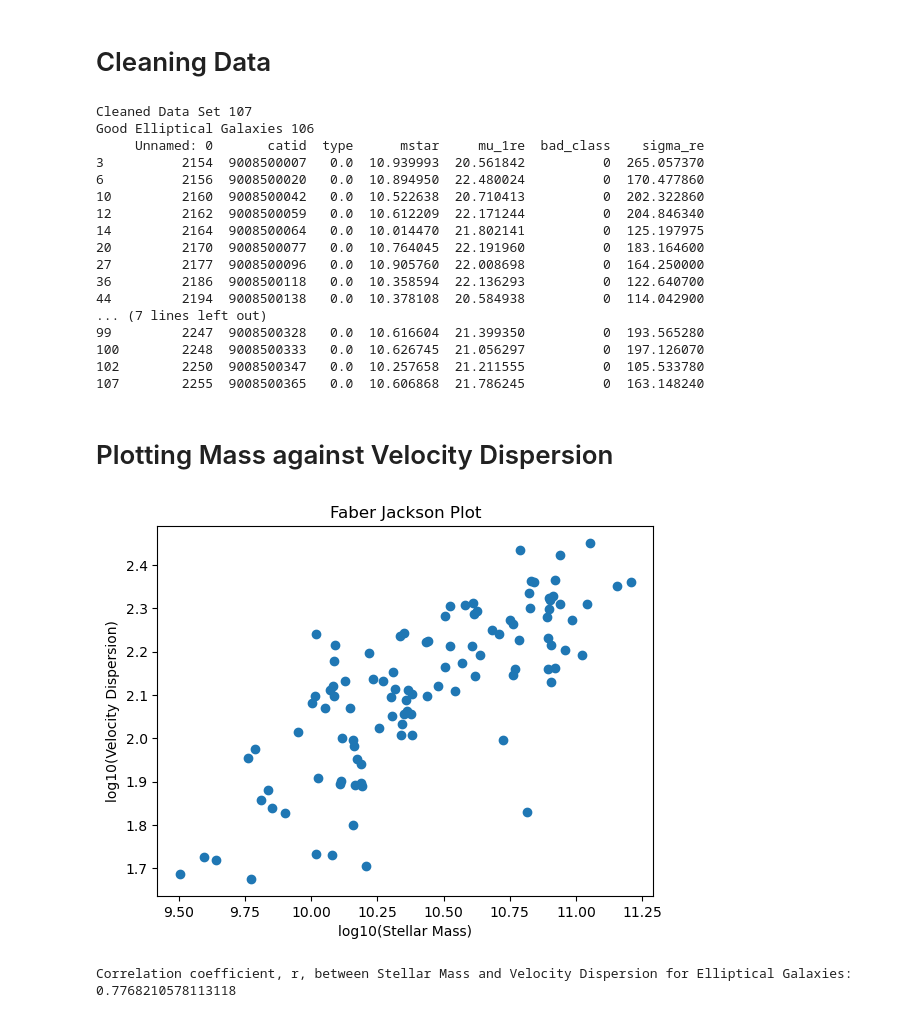
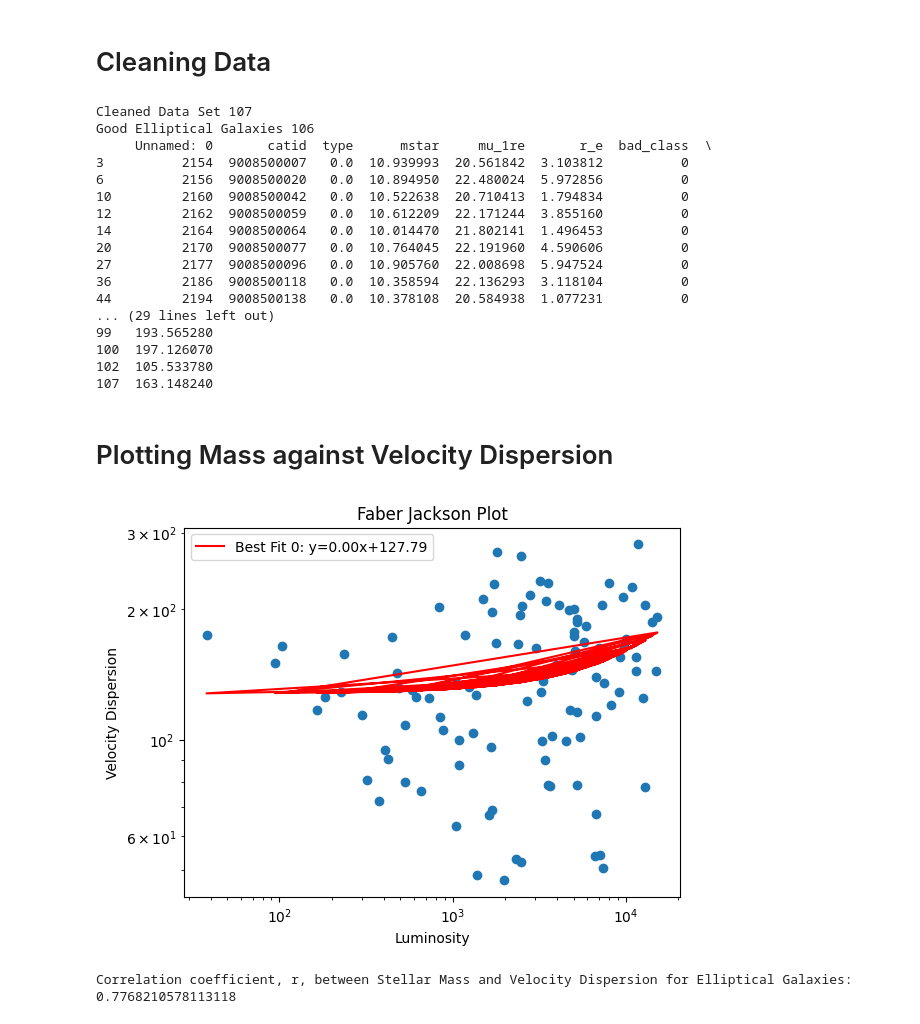
Before and after one commit to td522285/Group-7-Coding-Assignment, a Jupyter notebook: MassvVelocityDispersion.ipynb, the cells around one changed output. Saved outputs shown, nothing was run; the diff lists cells and outputs as text; code cells hidden in the pictures.

```diff
--- a/MassvVelocityDispersion.ipynb
+++ b/MassvVelocityDispersion.ipynb
@@ -39,7 +39,7 @@ Index(['Unnamed: 0', 'cubeid', 'cubeidpub', 'cubename', 'catid', 'pa_stelkin',
 Sample Size of SAMI Visual Morphology Dataset: 3068
 Index(['Unnamed: 0', 'catid', 'type'], dtype='object')
 # %%
-mass = cat[['catid', 'mstar','mu_1re', 'bad_class']]
+mass = cat[['catid', 'mstar','mu_1re', 'r_e', 'bad_class']]
 print('Sample Size of Mass Dataset:\n', mass.head(20))
 vdisp = kin[['catid', 'sigma_re']]
 print('Sample Size of Velocity Dispersion Dataset:\n', vdisp)
@@ -116,7 +116,7 @@ Elliptical Galaxies:
 # %% [markdown]
 # Cleaning Data #
 # %%
-df_clean_elliptical = elliptical.dropna(subset = ['mstar', 'sigma_re', 'mu_1re'])
+df_clean_elliptical = elliptical.dropna(subset = ['mstar', 'sigma_re', 'mu_1re', 'r_e'])
 good_elliptical = df_clean_elliptical[df_clean_elliptical['bad_class'] == 0]
 
 print('Cleaned Data Set', len(df_clean_elliptical))
@@ -125,38 +125,43 @@ print(good_elliptical.head(20))
 # %% [output]
 Cleaned Data Set 107
 Good Elliptical Galaxies 106
-     Unnamed: 0       catid  type      mstar     mu_1re  bad_class    sigma_re
-3          2154  9008500007   0.0  10.939993  20.561842          0  265.057370
-6          2156  9008500020   0.0  10.894950  22.480024          0  170.477860
-10         2160  9008500042   0.0  10.522638  20.710413          0  202.322860
-12         2162  9008500059   0.0  10.612209  22.171244          0  204.846340
-14         2164  9008500064   0.0  10.014470  21.802141          0  125.197975
-20         2170  9008500077   0.0  10.764045  22.191960          0  183.164600
-27         2177  9008500096   0.0  10.905760  22.008698          0  164.250000
-36         2186  9008500118   0.0  10.358594  22.136293          0  122.640700
-44         2194  9008500138   0.0  10.378108  20.584938          0  114.042900
-... (7 lines left out)
-99         2247  9008500328   0.0  10.616604  21.399350          0  193.565280
-100        2248  9008500333   0.0  10.626745  21.056297          0  197.126070
-102        2250  9008500347   0.0  10.257658  21.211555          0  105.533780
-107        2255  9008500365   0.0  10.606868  21.786245          0  163.148240
+     Unnamed: 0       catid  type      mstar     mu_1re       r_e  bad_class  \
+3          2154  9008500007   0.0  10.939993  20.561842  3.103812          0
+6          2156  9008500020   0.0  10.894950  22.480024  5.972856          0
+10         2160  9008500042   0.0  10.522638  20.710413  1.794834          0
+12         2162  9008500059   0.0  10.612209  22.171244  3.855160          0
+14         2164  9008500064   0.0  10.014470  21.802141  1.496453          0
+20         2170  9008500077   0.0  10.764045  22.191960  4.590606          0
+27         2177  9008500096   0.0  10.905760  22.008698  5.947524          0
+36         2186  9008500118   0.0  10.358594  22.136293  3.118104          0
+44         2194  9008500138   0.0  10.378108  20.584938  1.077231          0
+... (29 lines left out)
+99   193.565280
+100  197.126070
+102  105.533780
+107  163.148240
 # %% [markdown]
 # Plotting Mass against Velocity Dispersion #
 # %%
-#plt.scatter(df_clean_elliptical['mstar'], np.log10(df_clean_elliptical['sigma_re']))
-#plt.title('Faber Jackson Plot')
-#plt.xlabel('log10(Stellar Mass)')
-#plt.ylabel('log10(Velocity Dispersion)')
 
-#m0, b0 = np.polyfit(df_clean_elliptical['mstar'], np.log10(df_clean_elliptical['sigma_re']), 1)
+Luminosity = 4*np.pi*df_clean_elliptical['r_e']**2 * df_clean_elliptical['mu_1re']
 
-#plt.plot(df_clean_elliptical['mstar'], m0 * df_clean_elliptical['mstar'] + b0, color="red", label=f"Best Fit 0: y={m0:.2f}x+{b0:.2f}")
+plt.scatter(Luminosity, df_clean_elliptical['sigma_re'])
 
-#plt.legend()
+plt.title('Faber Jackson Plot')
+plt.xscale('log')
+plt.xlabel('Luminosity')
+plt.yscale('log')
+plt.ylabel('Velocity Dispersion')
 
-#plt.show()
+m0, b0 = np.polyfit(Luminosity, df_clean_elliptical['sigma_re'], 1)
+
+plt.plot(Luminosity, m0 * Luminosity + b0, color="red", label=f"Best Fit 0: y={m0:.2f}x+{b0:.2f}")
+
+plt.legend()
+plt.show()
 # %% [output]
-[figure, old version]
+[figure, new version]
 # %%
 r = df_clean_elliptical['mstar'].corr(df_clean_elliptical['sigma_re'])
 print("Correlation coefficient, r, between Stellar Mass and Velocity Dispersion for Elliptical Galaxies: ", r)
```
Also changed, not shown: parts of 3 cells of this notebook.
